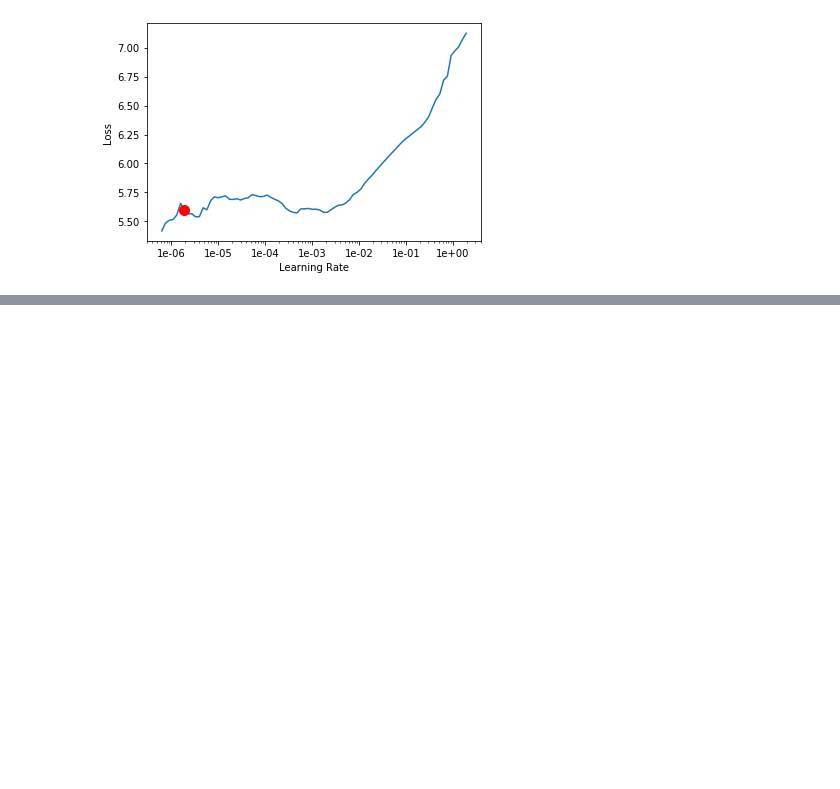
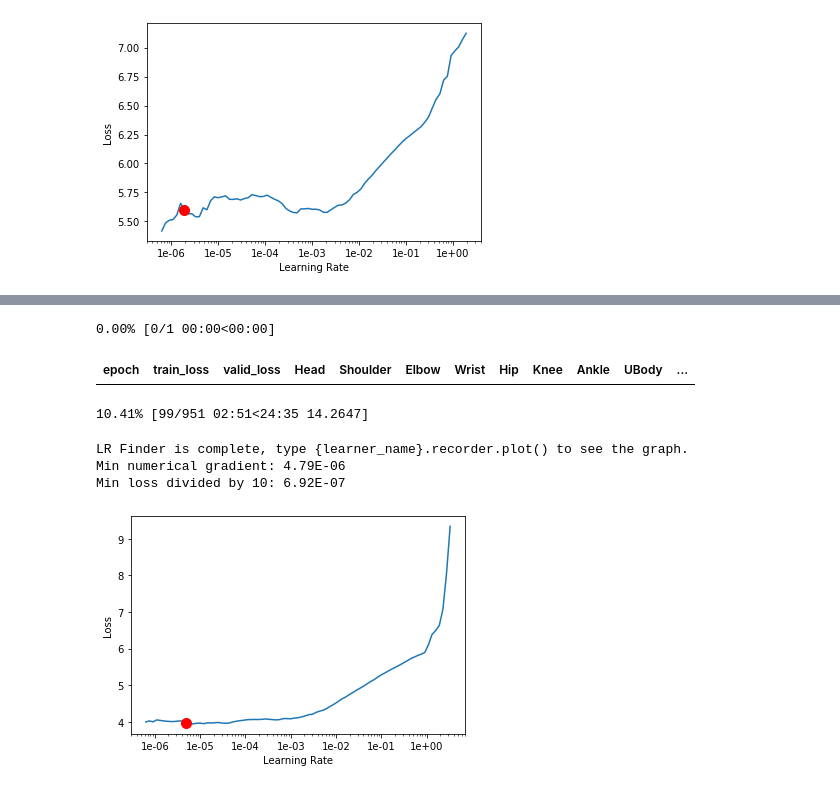
Before and after one commit to omriKramer/csPose, a Jupyter notebook: notebooks/cs_sample_instructions.ipynb, the cells around one changed output, grey strips where cells are left out. Cells and saved outputs as stored; diff of their text form; code cells hidden in the pictures; blank space fills up the shorter version.

Commit message:
trained sample_instructions longer

```diff
--- a/notebooks/cs_sample_instructions.ipynb
+++ b/notebooks/cs_sample_instructions.ipynb
@@ -194,3 +194,14 @@ learner.fit_one_cycle(10, slice(2e-6, 1e-3))
 | 7 | 4.116563 | 3.989950 | 0.893623 | 0.816157 | 0.724070 | 0.680128 | 0.620931 | 0.641809 | 0.639199 | 0.781112 | ... |
 | 8 | 4.018891 | 3.990885 | 0.895374 | 0.820854 | 0.725561 | 0.681487 | 0.623829 | 0.640438 | 0.637809 | 0.783450 | ... |
 | 9 | 4.076046 | 3.980839 | 0.896404 | 0.820226 | 0.724932 | 0.682539 | 0.620278 | 0.641684 | 0.639821 | 0.783663 | ... |
+# %%
+learner.lr_find()
+learner.recorder.plot(suggestion=True)
+# %% [output]
+0.00% [0/1 00:00<00:00]
+| epoch | train_loss | valid_loss | Head | Shoulder | Elbow | Wrist | Hip | Knee | Ankle | UBody | ... |
+10.41% [99/951 02:51<24:35 14.2647]
+LR Finder is complete, type {learner_name}.recorder.plot() to see the graph.
+Min numerical gradient: 4.79E-06
+Min loss divided by 10: 6.92E-07
+[figure, added]
```
Also changed, not shown: parts of 2 cells of this notebook.
